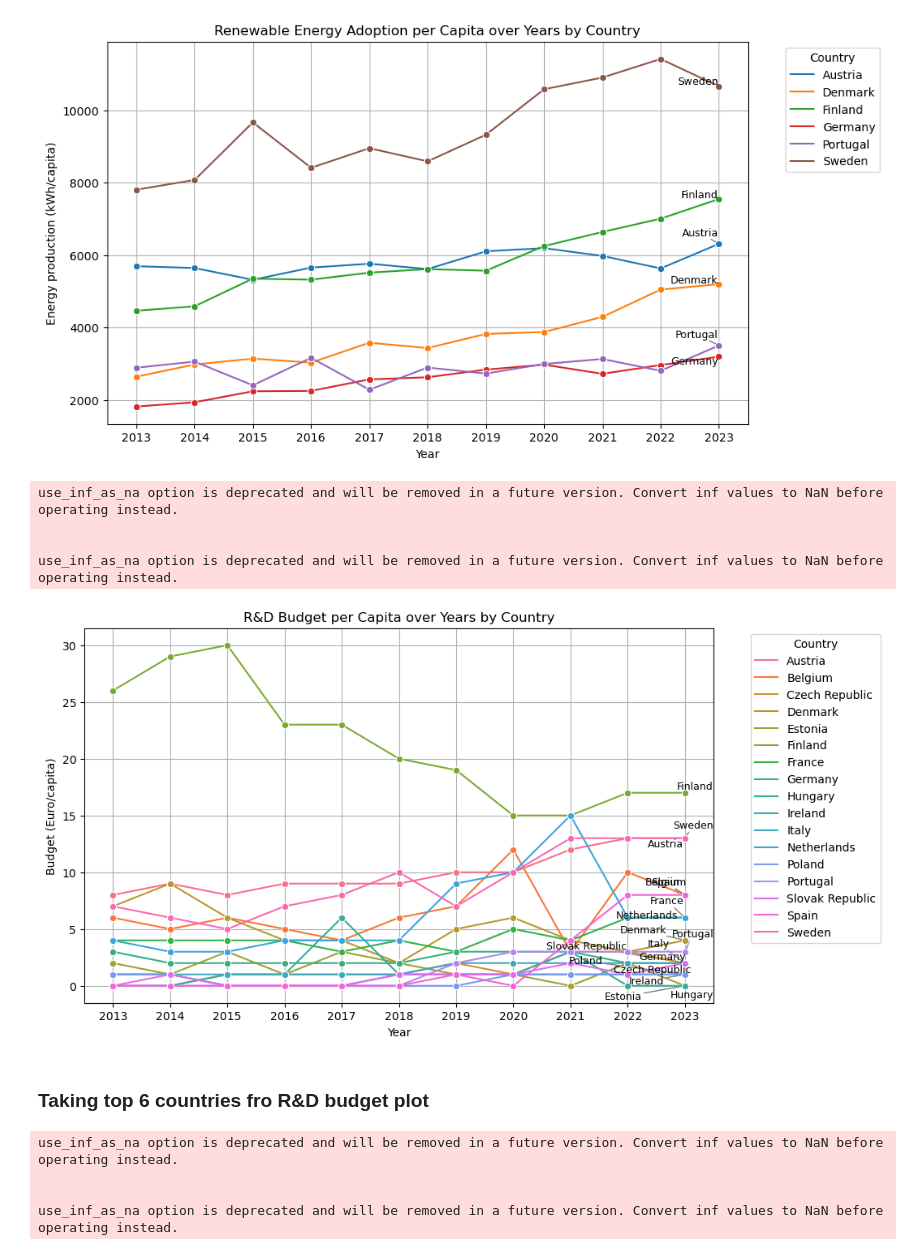
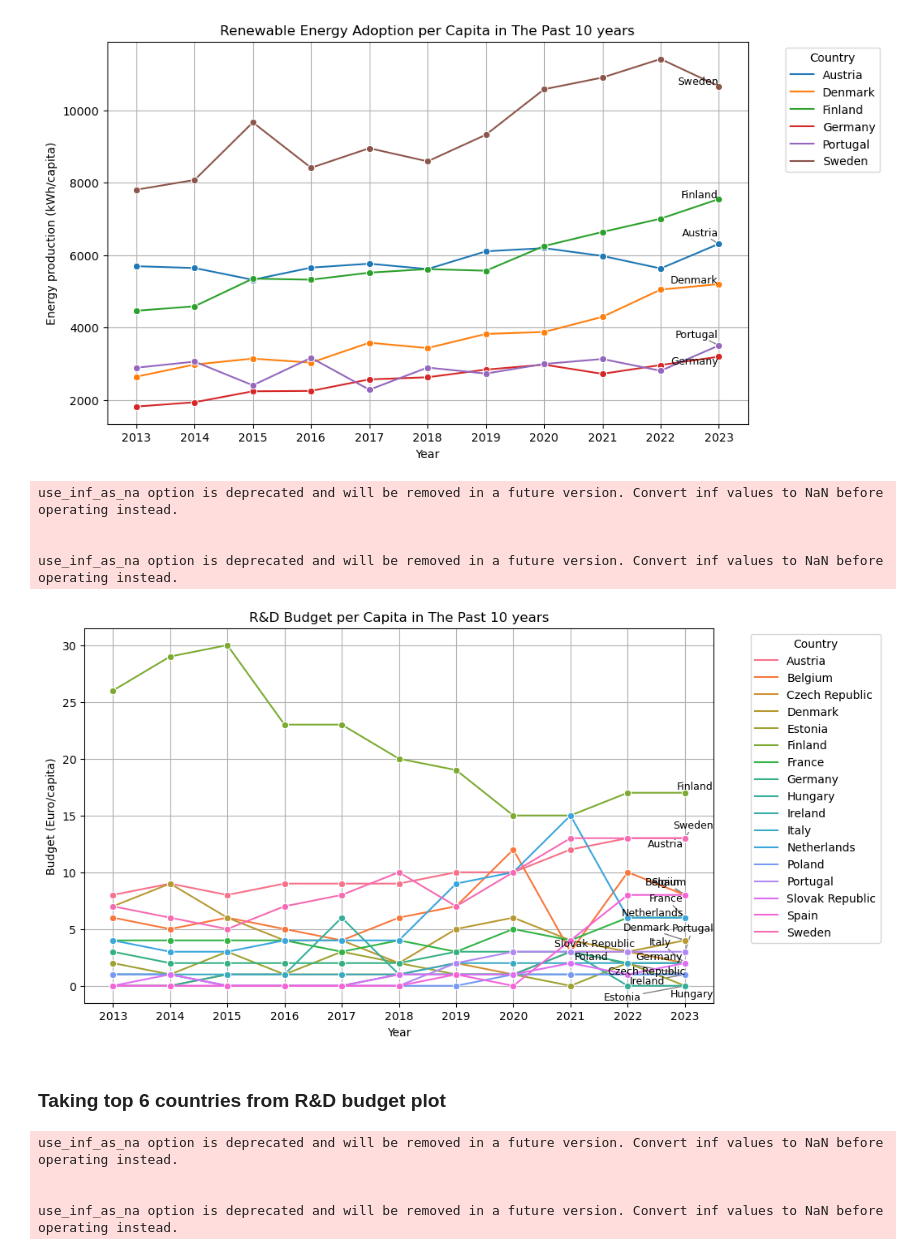
Before and after one commit to NGravereaux/portfolio-project-renewable-evergy-analysis, a Jupyter notebook: main_hypothesis_3.ipynb, the cells around one changed output. Drawn from its saved outputs; the diff is of its cells as text; code cells hidden in the pictures.

```diff
--- a/main_hypothesis_3.ipynb
+++ b/main_hypothesis_3.ipynb
@@ -714,11 +646,11 @@ geo             object
 population       int64
 dtype: object
 # %%
-# convert value type into int32 --> otherwise the calculation results in negative value
-RE_production_df['value'] = RE_production_df['value'].astype(np.int64)
+# convert value type into int64 --> otherwise the calculation results in negative value
+RE_production_df['value_(GWh)'] = RE_production_df['value_(GWh)'].astype(np.int64)
 
 # create a new column to show value per capita
-RE_production_df["value_per_capita"] = (RE_production_df["value"] * 1000000 / RE_production_df["population"]).round(0).astype(np.int64) # result will be in kWh/capita
+RE_production_df["value_(kWh/capita)"] = (RE_production_df["value_(GWh)"] * 1000000 / RE_production_df["population"]).round(0).astype(np.int64) # result will be in kWh/capita
 # %%
 RE_production_df.dtypes
 # %% [output]
@@ -768,7 +700,7 @@ dtype: object
 # %%
 # create a new column to show value per capita
 
-df_RnD_budget_long["budget_per_capita"] = (df_RnD_budget_long["budget"] * 1000000 / df_RnD_budget_long["population"]).round(0).astype(np.int64) # result will be in Eur/capita
+df_RnD_budget_long["budget_(Euro/capita)"] = (df_RnD_budget_long["budget_(million_Euro)"] * 1000000 / df_RnD_budget_long["population"]).round(0).astype(np.int64) # result will be in Euro/capita
 # %%
 df_RnD_budget_long
 # %% [output]
@@ -798,9 +730,9 @@ from adjustText import adjust_text
 plt.figure(figsize=(10,6))
 
 # plot each country's data
-sns.lineplot(data=RE_production_df, x=RE_production_df["year"], y=RE_production_df["value_per_capita"], hue=RE_production_df["country_name"], marker='o')
+sns.lineplot(data=RE_production_df, x=RE_production_df["year"], y=RE_production_df["value_(kWh/capita)"], hue=RE_production_df["country_name"], marker='o')
 
-plt.title('Renewable Energy Adoption per Capita over Years by Country')
+plt.title('Renewable Energy Adoption per Capita in The Past 10 years')
 plt.xlabel('Year')
 plt.ylabel('Energy production (kWh/capita)')
 plt.legend(title='Country', bbox_to_anchor=(1.05, 1), loc='upper left')
@@ -815,7 +747,7 @@ for country in RE_production_df['country_name'].unique():
     # Select the last year data point for each country to place the annotation
     subset = RE_production_df[RE_production_df['country_name'] == country]
     x = subset['year'].max()
-    y = subset[subset['year'] == x]['value_per_capita'].values[0]
+    y = subset[subset['year'] == x]['value_(kWh/capita)'].values[0]
     texts.append(plt.text(x, y, country, fontsize=9, ha='right'))
 
 adjust_text(texts, arrowprops=dict(arrowstyle='->', color='gray'))
@@ -839,9 +771,9 @@ RE_production_df_top_6 = RE_production_df[RE_production_df["country_name"].isin(
 plt.figure(figsize=(10,6))
 
 # plot each country's data
-sns.lineplot(data=RE_production_df_top_6, x=RE_production_df_top_6["year"], y=RE_production_df_top_6["value_per_capita"], hue=RE_production_df_top_6["country_name"], marker='o')
+sns.lineplot(data=RE_production_df_top_6, x=RE_production_df_top_6["year"], y=RE_production_df_top_6["value_(kWh/capita)"], hue=RE_production_df_top_6["country_name"], marker='o')
 
-plt.title('Renewable Energy Adoption per Capita over Years by Country')
+plt.title('Renewable Energy Adoption per Capita in The Past 10 years')
 plt.xlabel('Year')
 plt.ylabel('Energy production (kWh/capita)')
 plt.legend(title='Country', bbox_to_anchor=(1.05, 1), loc='upper left')
@@ -856,7 +788,7 @@ for country in RE_production_df_top_6['country_name'].unique():
     # Select the last year data point for each country to place the annotation
     subset = RE_production_df_top_6[RE_production_df_top_6['country_name'] == country]
     x = subset['year'].max()
-    y = subset[subset['year'] == x]['value_per_capita'].values[0]
+    y = subset[subset['year'] == x]['value_(kWh/capita)'].values[0]
     texts.append(plt.text(x, y, country, fontsize=9, ha='right'))
 
 adjust_text(texts, arrowprops=dict(arrowstyle='->', color='gray'))
@@ -873,39 +805,39 @@ use_inf_as_na option is deprecated and will be removed in a future version. Conv
 
 # initialize the plot
 plt.figure(figsize=(10,6))
 
 # plot each country's data
-sns.lineplot(data=df_RnD_budget_long, x=df_RnD_budget_long["year"], y=df_RnD_budget_long["budget_per_capita"], hue=df_RnD_budget_long["country_name"], marker='o')
+sns.lineplot(data=df_RnD_budget_long, x=df_RnD_budget_long["year"], y=df_RnD_budget_long["budget_(Euro/capita)"], hue=df_RnD_budget_long["country_name"], marker='o')
 
-plt.title('R&D Budget per Capita over Years by Country')
+plt.title('R&D Budget per Capita in The Past 10 years')
 plt.xlabel('Year')
 plt.ylabel('Budget (Euro/capita)')
 plt.legend(title='Country', bbox_to_anchor=(1.05, 1), loc='upper left')
 plt.grid(True)
 
 # Set x-axis ticks to show every year
 plt.xticks(ticks=range(df_RnD_budget_long['year'].min(), df_RnD_budget_long['year'].max() + 1))
 
 # Adjusting text annotations
 texts = []
 for country in df_RnD_budget_long['country_name'].unique():
     # Select the last year data point for each country to place the annotation
     subset = df_RnD_budget_long[df_RnD_budget_long['country_name'] == country]
     x = subset['year'].max()
-    y = subset[subset['year'] == x]['budget_per_capita'].values[0]
+    y = subset[subset['year'] == x]['budget_(Euro/capita)'].values[0]
     texts.append(plt.text(x, y, country, fontsize=9, ha='right'))
 
 adjust_text(texts, arrowprops=dict(arrowstyle='->', color='gray'))
 
 plt.show()
 # %% [output]
 use_inf_as_na option is deprecated and will be removed in a future version. Convert inf values to NaN before operating instead.
 
 
 use_inf_as_na option is deprecated and will be removed in a future version. Convert inf values to NaN before operating instead.
-[figure, old version]
+[figure, new version]
 # %% [markdown]
-### Taking top 6 countries fro R&D budget plot
+### Taking top 6 countries from R&D budget plot
 # %%
 top_6_countries = ["Sweden", "Finland", "Austria", "Denmark", "Portugal", "Germany"]
 df_RnD_budget_long_top_6 = df_RnD_budget_long[df_RnD_budget_long["country_name"].isin(top_6_countries)].reset_index(drop=True)
```
Also changed, not shown: parts of 44 cells of this notebook, 3 other files.
